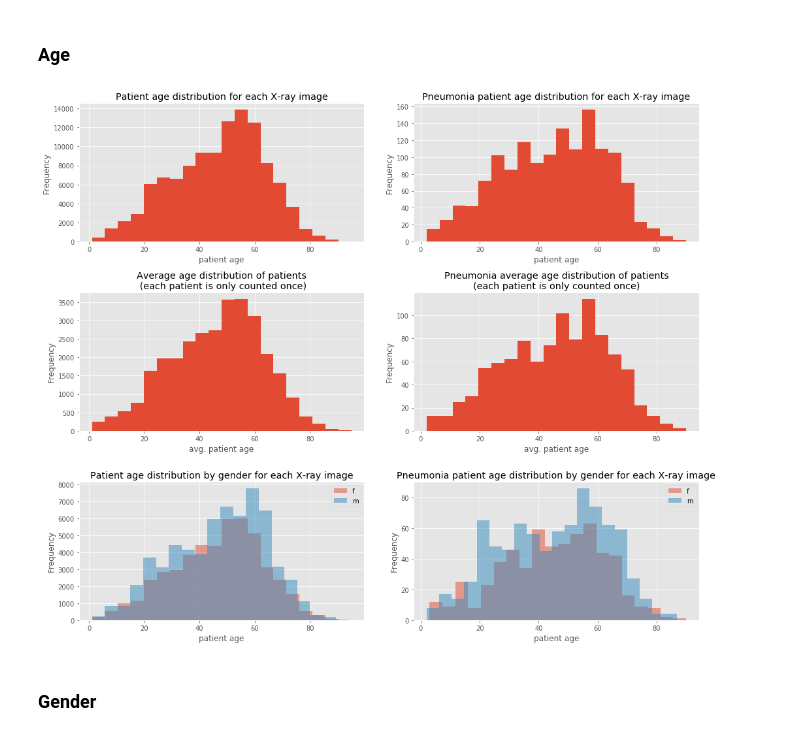
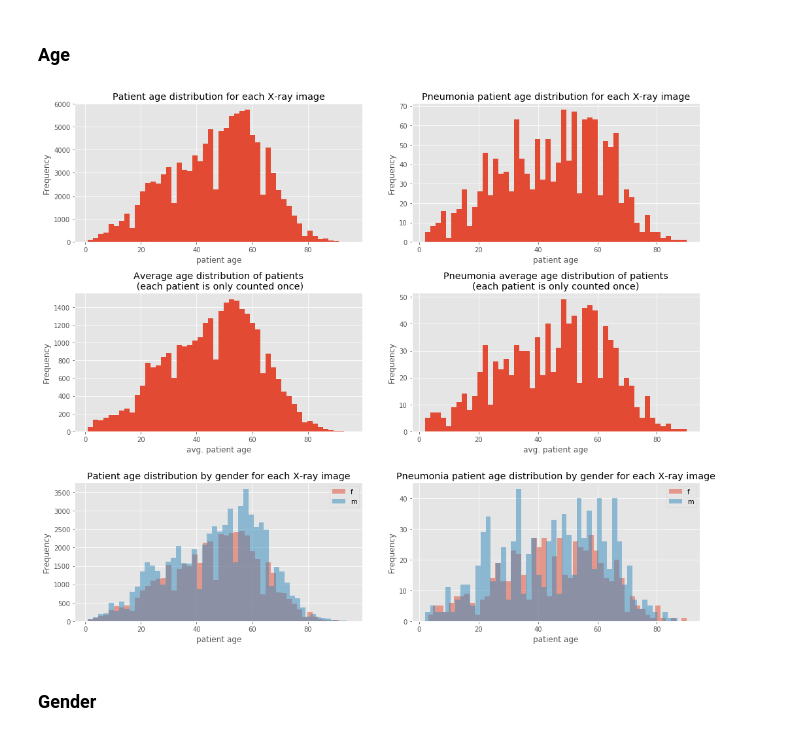
Before and after one commit to phthaloc/AIHCND_C2_Starter, a Jupyter notebook: EDA.ipynb, the cells around one changed output. Drawn from its saved outputs; the diff is of its cells as text; code cells hidden in the pictures.

```diff
--- a/EDA.ipynb
+++ b/EDA.ipynb
@@ -372,39 +360,43 @@ dtype: object
 # %%
 fig, axarr = plt.subplots(3, 2, figsize=(15, 12))
 
 ttl = 'Patient age distribution for each X-ray image'
-df['patient_age'].plot(kind='hist', title=ttl, ax=axarr[0, 0], bins=20)
+df_plot = df['patient_age']
+ser_stats_age_dataset = df_plot.agg(['mean', 'std'])
+df_plot.plot.hist(title=ttl, ax=axarr[0, 0], bins=50)
 axarr[0, 0].set_xlabel('patient age')
 
 ttl = 'Average age distribution of patients\n (each patient is only counted once)'
-df.groupby('pid')['patient_age'].mean().plot(kind='hist', ax=axarr[1, 0], title=ttl, bins=20)
+df_plot = df.groupby('pid')['patient_age'].mean()
+df_plot.plot.hist(ax=axarr[1, 0], title=ttl, bins=50)
 axarr[1, 0].set_xlabel('avg. patient age')
 
 ttl = 'Pneumonia patient age distribution for each X-ray image'
-df.loc[df['label_pneumonia']==1, 'patient_age'].plot(kind='hist', title=ttl, ax=axarr[0, 1], bins=20)
+df_plot = df.loc[df['label_pneumonia']==1, 'patient_age']
+df_plot.plot.hist(title=ttl, ax=axarr[0, 1], bins=50)
 axarr[0, 1].set_xlabel('patient age')
 
 ttl = 'Pneumonia average age distribution of patients\n(each patient is only counted once)'
-(df[df['label_pneumonia']==1]
- .groupby('pid')['patient_age']
- .mean()
- .plot(kind='hist', ax=axarr[1, 1], title=ttl, bins=20))
+df_plot = (df[df['label_pneumonia']==1]
+           .groupby('pid')['patient_age']
+           .mean())
+df_plot.plot.hist(ax=axarr[1, 1], title=ttl, bins=50)
 axarr[1, 1].set_xlabel('avg. patient age')
 
 ttl = 'Patient age distribution by gender for each X-ray image'
-(df.groupby('patient_gender')['patient_age']
- .plot(kind='hist', legend=True, title=ttl, alpha=0.5, bins=20, ax=axarr[2, 0]))
+df_plot = df.groupby('patient_gender')['patient_age']
+df_plot.plot.hist(legend=True, title=ttl, alpha=0.5, bins=50, ax=axarr[2, 0])
 axarr[2, 0].set_xlabel('patient age')
 
 ttl = 'Pneumonia patient age distribution by gender for each X-ray image'
-(df[df['label_pneumonia']==1]
- .groupby('patient_gender')['patient_age']
- .plot(kind='hist', legend=True, title=ttl, alpha=0.5, bins=20, ax=axarr[2,1]))
+df_plot = (df[df['label_pneumonia']==1]
+           .groupby('patient_gender')['patient_age'])
+df_plot.plot.hist(legend=True, title=ttl, alpha=0.5, bins=50, ax=axarr[2,1])
 axarr[2, 1].set_xlabel('patient age')
 fig.tight_layout()
-plt.savefig('figs/age.png', bbox_inches='tight')
+plt.savefig(f'{path_figures}age.png', bbox_inches='tight')
 # %% [output]
-[figure, old version]
+[figure, new version]
 # %% [markdown]
 ### Gender
 # %%
```
Also changed, not shown: parts of 18 cells of this notebook.
